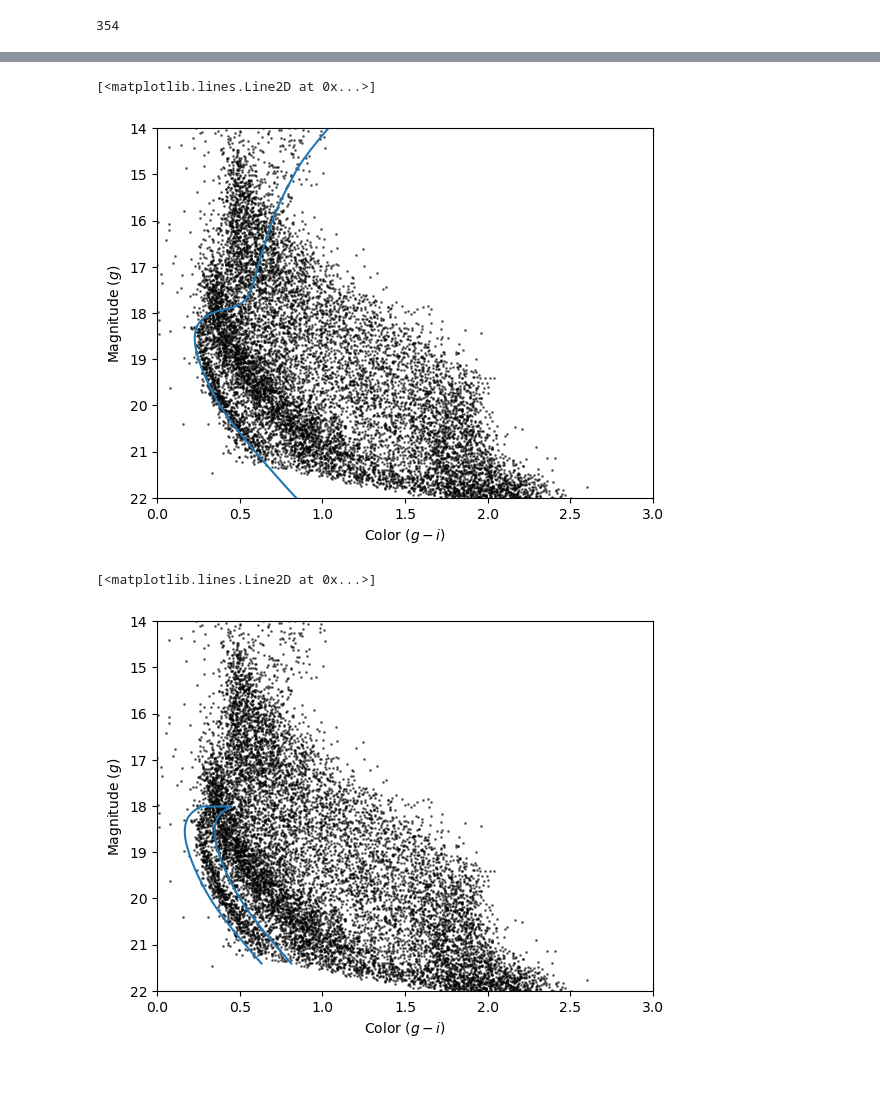
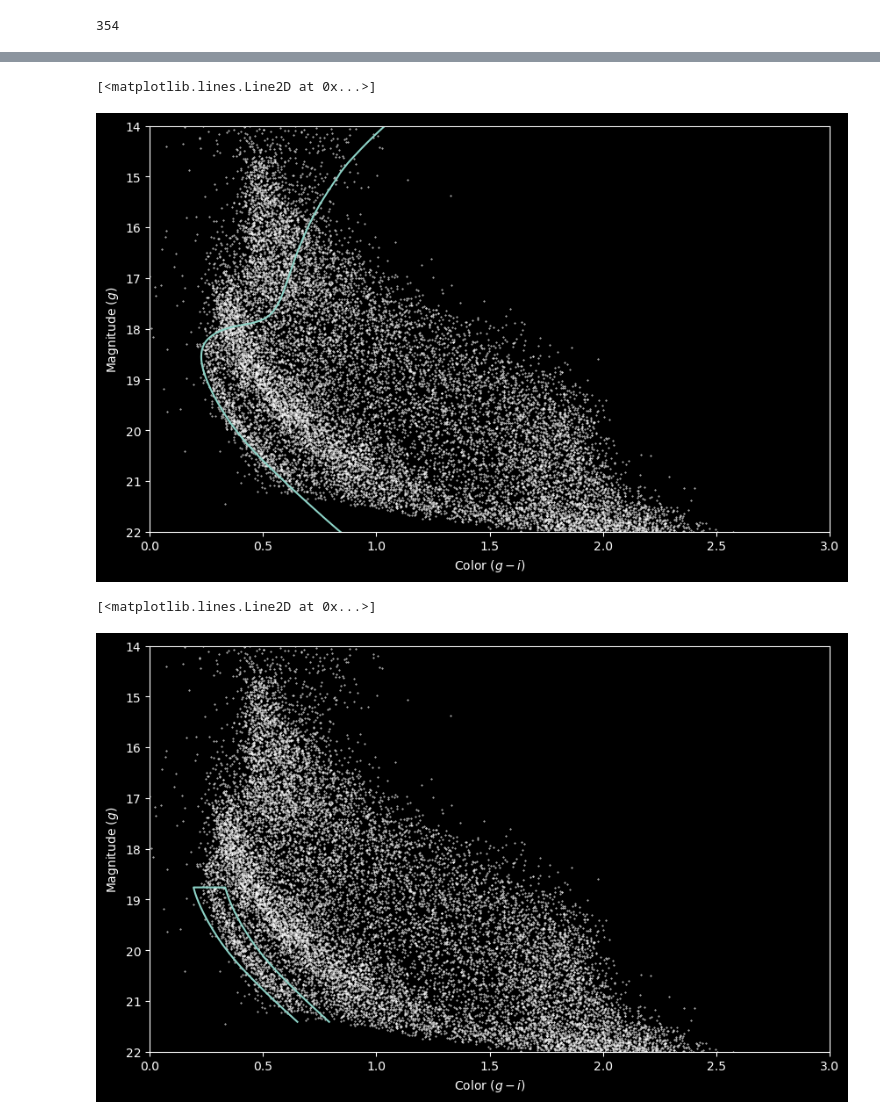
Before and after one commit to adamarthurryan/astro-data-in-python, a Jupyter notebook: refactored/02-choose-pm-range.ipynb, the cells around one changed output, grey strips where cells are left out. Saved outputs shown, nothing was run; the diff lists cells and outputs as text; code cells hidden in the pictures; blank space fills up the shorter version.

```diff
--- a/refactored/02-choose-pm-range.ipynb
+++ b/refactored/02-choose-pm-range.ipynb
@@ -9,6 +9,11 @@ icrs_corners_t = Table.read(previous_filename, path="ircs_corners")
 icrs_corners=SkyCoord(icrs_corners_t['ra'], icrs_corners_t['dec'], frame="icrs")
 # %%
 from common import plot_proper_motion
-plot_proper_motion(results_t)
+import matplotlib.pyplot as plt
+
+plt.figure(figsize=(10, 6))
+plt.style.use('dark_background')
+
+plot_proper_motion(results_t, decorator="wo")
 # %% [output]
 <module 'matplotlib.pyplot' from '/home/adamarthurryan/micromamba/envs/jupyter/lib/python3.13/site-packages/matplotlib/pyplot.py'>
@@ -40,12 +46,12 @@ from common import make_rectangle, is_between
 
 import matplotlib.pyplot as plt
 
-pm1_range = (-9,-5)
-pm2_range = (-2.5, 1.0)
+#pm1_range = (-9,-5)
+#pm2_range = (-2.5, 1.0)
+pm1_range = (-9.5,-5.5)
+pm2_range = (-2.5, 2.5)
 pm1_rect, pm2_rect = make_rectangle(pm1_range, pm2_range)
 
-plot_proper_motion(centerline_t)
-plt.plot(pm1_rect, pm2_rect, '-')
 
 # create the selection table
 pm1 = results_t['pm_phi1']
@@ -54,5 +60,9 @@ pm2 = results_t['pm_phi2']
 mask = is_between(pm1, pm1_range) & is_between(pm2, pm2_range)
 selection_t = results_t[mask]
 
-#plot_proper_motion(selection_t, "gx")
+plt.figure(figsize=(10, 6))
+
+plot_proper_motion(centerline_t, decorator="wo")
+plot_proper_motion(selection_t, "bx", alpha=0.2)
+plt.plot(pm1_rect, pm2_rect, '-')
 # %% [output]
@@ -134,34 +157,39 @@ color_gi = iso_main_sequence['PS_g'] - iso_main_sequence['PS_i']
 
 isochrone = Table([mag_g, color_gi], names=('mag_g', 'color_gi'))
 
-plot_cmd(selection_t)
+plt.figure(figsize=(10, 6))
+
+plot_cmd(selection_t, decorator="wo", markersize=.4, alpha=1)
 plt.plot(color_gi, mag_g)
 # %% [output]
 [<matplotlib.lines.Line2D at 0x...>]
-[figure, old version]
+[figure, new version]
 # %%
 from common import polygon
 
 # select the part of the isochrone that lies in the overdense region
 mag_g = isochrone['mag_g']
-g_mask = (mag_g > 18.0) & (mag_g <21.5)
+#g_mask = (mag_g > 18.0) & (mag_g <21.5)
+g_mask = ((mag_g > 18.75) & (mag_g <21.5))
 iso_masked = isochrone[g_mask]
 
 # create a polygon to select a region around the isochrone
 color_gi = iso_masked['color_gi']
 mag_g = iso_masked['mag_g']
-color_left = color_gi - 0.06
-color_right = color_gi + 0.12
+color_left = color_gi - 0.04
+color_right = color_gi + 0.10
 
 color_polygon = polygon(color_left, color_right)
 mag_polygon = polygon(mag_g, mag_g)
 cm_polygon_t = Table([color_polygon, mag_polygon], names=['color_gi', 'mag_g'])
 
-plot_cmd(selection_t)
+plt.figure(figsize=(10, 6))
+
+plot_cmd(selection_t, decorator="wo", markersize=0.4,alpha=1)
 plt.plot(color_polygon, mag_polygon)
 # %% [output]
 [<matplotlib.lines.Line2D at 0x...>]
-[figure, old version]
+[figure, new version]
 # %%
 # save the data
 ########
```
Also changed, not shown: parts of 5 cells of this notebook, 6 other files.
